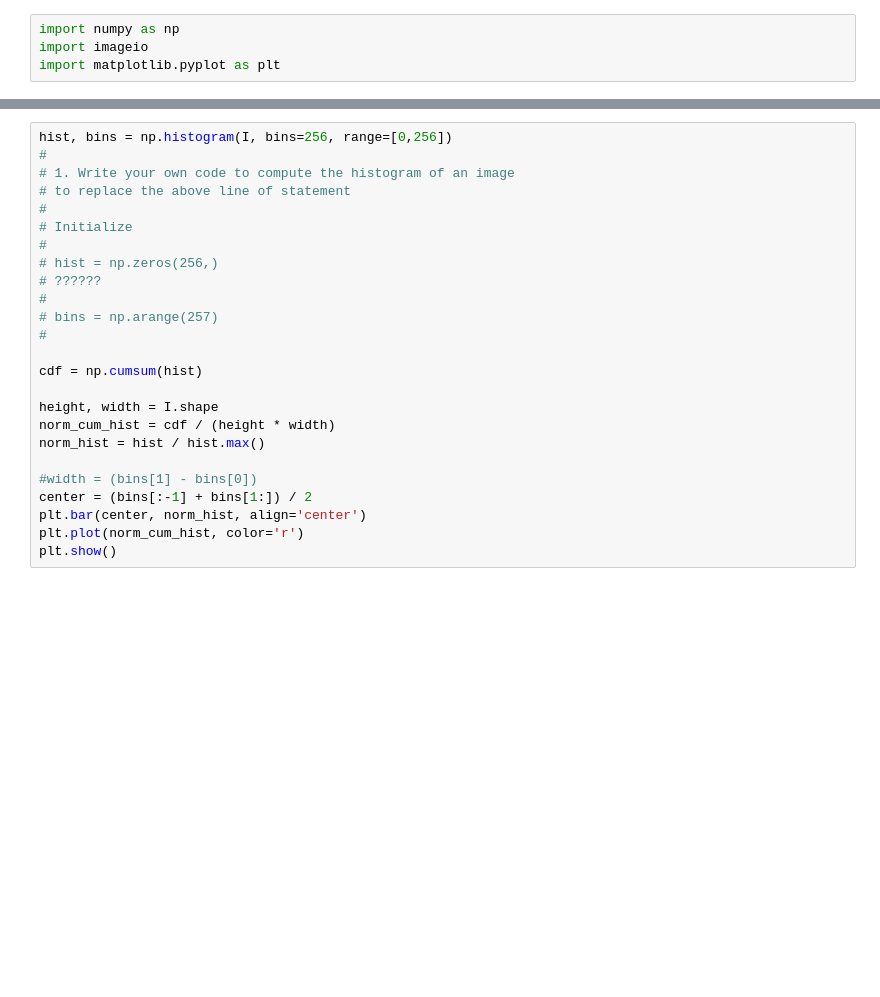
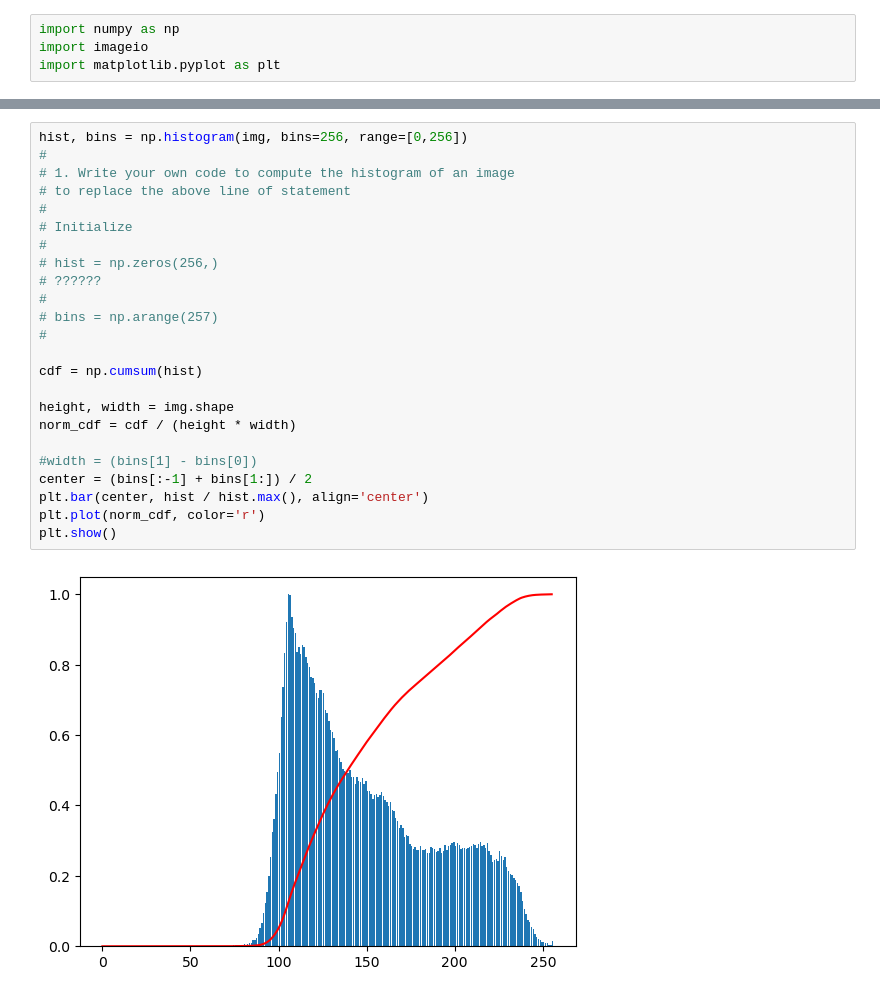
Before and after one commit to yanrpi/bmed-4460-6460, a Jupyter notebook: 02_Histogram/04_histogram_equalization.ipynb, the cells around one changed output, grey strips where cells are left out. Drawn from its saved outputs; the diff is of its cells as text; blank space fills up the shorter version.

```diff
--- a/02_Histogram/04_histogram_equalization.ipynb
+++ b/02_Histogram/04_histogram_equalization.ipynb
@@ -21,27 +24,28 @@ plt.imshow(I, cmap='gray', vmin=0, vmax=255)
 # %%
-hist, bins = np.histogram(I, bins=256, range=[0,256])
+hist, bins = np.histogram(img, bins=256, range=[0,256])
 #
 # 1. Write your own code to compute the histogram of an image
 # to replace the above line of statement
 #
 # Initialize
 #
 # hist = np.zeros(256,)
 # ??????
 #
 # bins = np.arange(257)
 #
 
 cdf = np.cumsum(hist)
 
-height, width = I.shape
-norm_cum_hist = cdf / (height * width)
-norm_hist = hist / hist.max()
+height, width = img.shape
+norm_cdf = cdf / (height * width)
 
 #width = (bins[1] - bins[0])
 center = (bins[:-1] + bins[1:]) / 2
-plt.bar(center, norm_hist, align='center')
-plt.plot(norm_cum_hist, color='r')
+plt.bar(center, hist / hist.max(), align='center')
+plt.plot(norm_cdf, color='r')
 plt.show()
+# %% [output]
+[figure, added]
 # %%
 #cdf_min = cdf / 4 * 3
```
Also changed, not shown: parts of 4 cells of this notebook.
